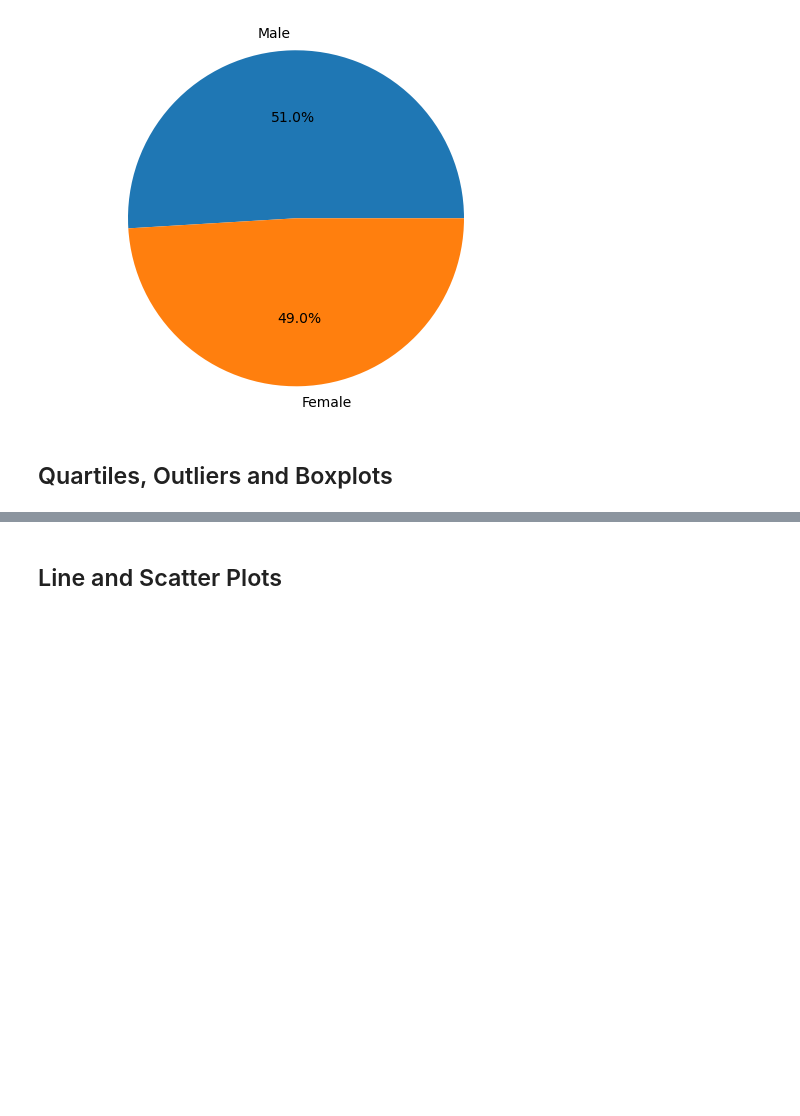
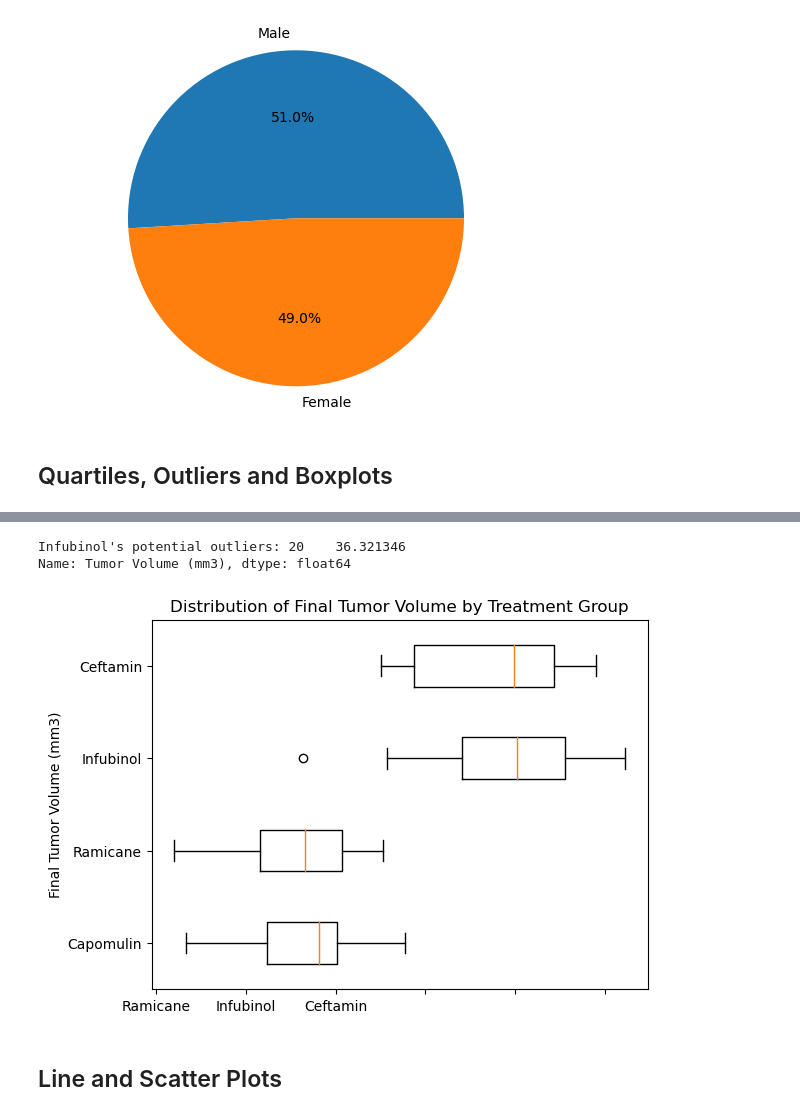
Before and after one commit to yveduncan/Homework_5, a Jupyter notebook: Pymaceuticals/pymaceuticals_starter-Copy1.ipynb, the cells around one changed output, grey strips where cells are left out. Cells and saved outputs as stored; diff of their text form; code cells hidden in the pictures; blank space fills up the shorter version.

```diff
--- a/Pymaceuticals/pymaceuticals_starter-Copy1.ipynb
+++ b/Pymaceuticals/pymaceuticals_starter-Copy1.ipynb
@@ -242,3 +208,53 @@ SyntaxError: invalid syntax (2692290962.py, line 3)
+# %%
+# Create a list of the specified drug regimens
+drug_regimens = ['Capomulin', 'Ramicane', 'Infubinol', 'Ceftamin']
+
+# Create an empty list to store potential outliers
+potential_outliers = []
+
+# Loop through each drug regimen and calculate IQR and potential outliers
+for drug in drug_regimens:
+    # Select tumor volume data for the current drug regimen
+    tumor_volume_data = Final_Tumor_Volume_merged[Final_Tumor_Volume_merged['Drug Regimen'] == drug]['Tumor Volume (mm3)']
+
+    # Calculate quartiles and IQR for the current drug regimen
+    quartiles = tumor_volume_data.quantile([0.25, 0.75])
+    lowerq = quartiles[0.25]
+    upperq = quartiles[0.75]
+    iqr = upperq - lowerq
+
+    # Calculate lower and upper bounds to identify potential outliers
+    lower_bound = lowerq - 1.5 * iqr
+    upper_bound = upperq + 1.5 * iqr
+
+    # Identify potential outliers for the current drug regimen
+    outliers = tumor_volume_data[(tumor_volume_data < lower_bound) | (tumor_volume_data > upper_bound)]
+
+    # Append potential outliers to the list
+    potential_outliers.append({'Drug Regimen': drug, 'Potential Outliers': outliers})
+
+# Display potential outliers for each drug regimen
+for outlier_info in potential_outliers:
+    drug = outlier_info['Drug Regimen']
+    outliers = outlier_info['Potential Outliers']
+    if not outliers.empty:
+        print(f"{drug}'s potential outliers: {outliers}")
+# %% [output]
+Infubinol's potential outliers: 20    36.321346
+Name: Tumor Volume (mm3), dtype: float64
+# %%
+# Extract final tumor volume data for each treatment group
+data_to_plot = [Final_Tumor_Volume_merged[Final_Tumor_Volume_merged['Drug Regimen'] == drug]['Tumor Volume (mm3)'].dropna() for drug in drug_regimens]
+
+# Create a box plot
+fig1, ax1 = plt.subplots()
+ax1.set_ylabel('Final Tumor Volume (mm3)')
+ax1.set_xticklabels(drug_regimens)
+ax1.set_title('Distribution of Final Tumor Volume by Treatment Group')
+ax1.boxplot(data_to_plot, labels=drug_regimens, vert=False)
+plt.show()
+# %% [output]
+[figure, added]
 # %% [markdown]
 ## Line and Scatter Plots
 # %%
```
Also changed, not shown: parts of 10 cells of this notebook.
